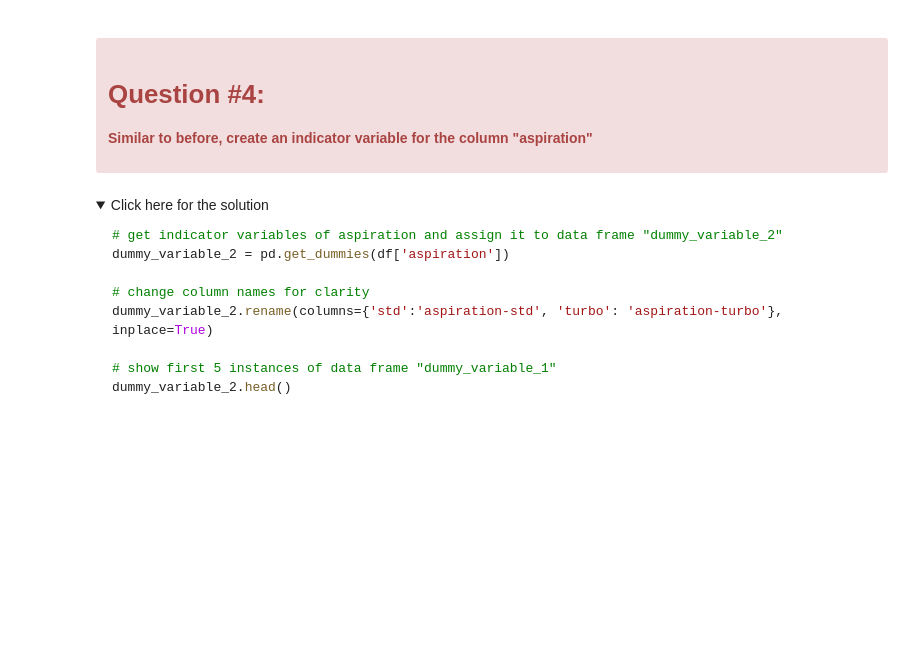
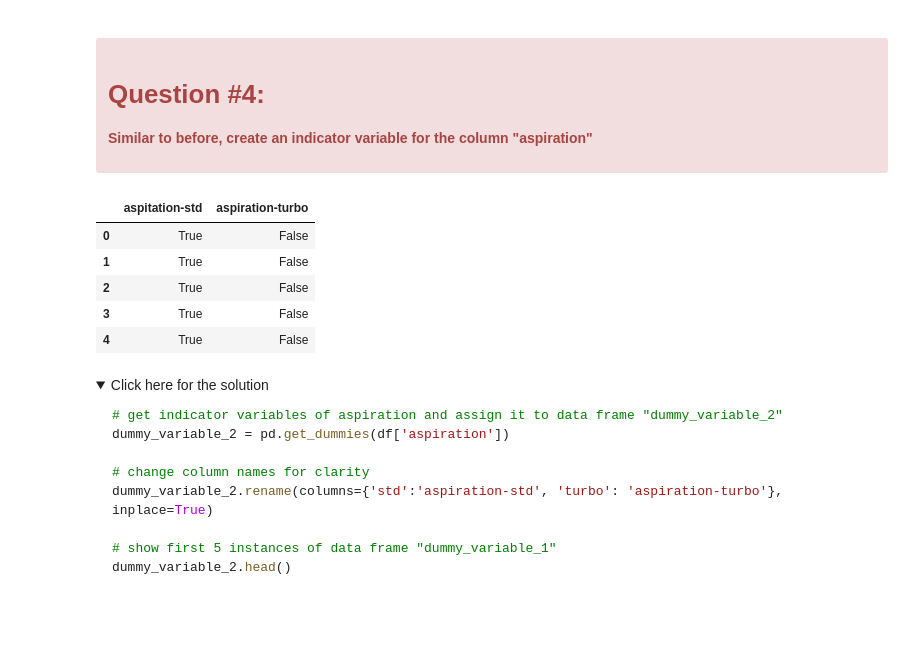
Before and after one commit to ajrodriguezo/IBM-DA0101EN-Data-Analysis-with-Python, a Jupyter notebook: lab2/lab2.ipynb, the cells around one changed output. Cells and saved outputs as stored; diff of their text form; code cells hidden in the pictures; folded sections open; blank space fills up the shorter version.

```diff
--- a/lab2/lab2.ipynb
+++ b/lab2/lab2.ipynb
@@ -596,6 +830,23 @@ The last two columns are now the indicator variable representation of the fuel-t
 </div>
 # %%
 # Write your code below and press Shift+Enter to execute
+
+# obtener los dummies
+dummy_variable_2 = pd.get_dummies(df["aspiration"])
+dummy_variable_2.head()
+
+#cambiar nombres
+dummy_variable_2.rename(columns={'std':'aspitation-std', 'turbo':'aspiration-turbo'}, inplace=True)
+
+#revisando
+dummy_variable_2.head()
+# %% [output]
+|  | aspitation-std | aspiration-turbo |
+| 0 | True | False |
+| 1 | True | False |
+| 2 | True | False |
+| 3 | True | False |
+| 4 | True | False |
 # %% [markdown]
 <details><summary>Click here for the solution</summary>
 
```
Also changed, not shown: parts of 31 cells of this notebook.
